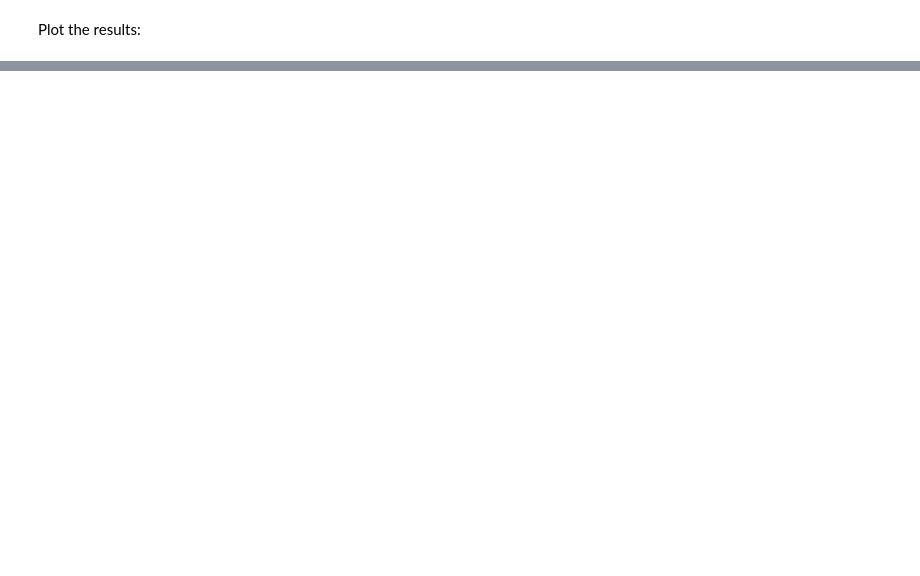
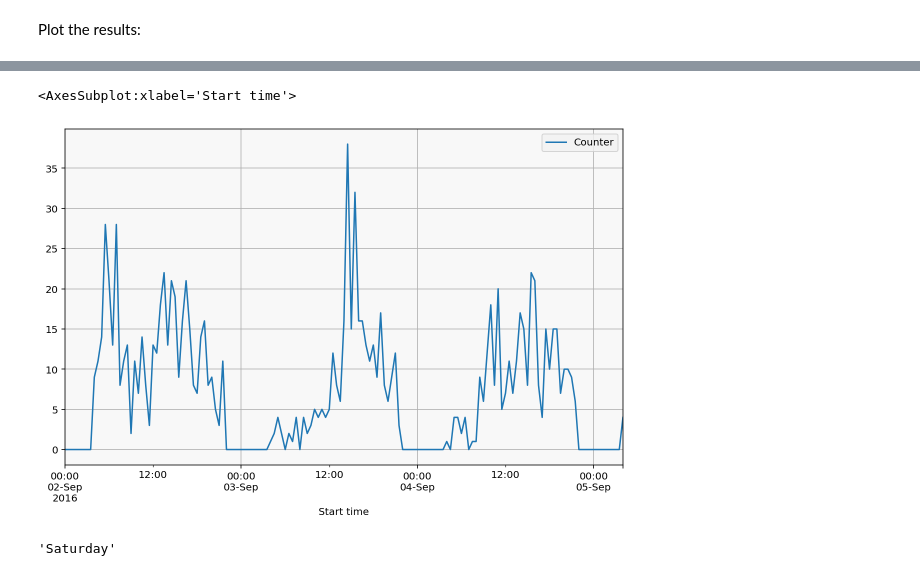
Before and after one commit to UiO-IN3110/UiO-IN3110.github.io, a Jupyter notebook: lectures/10-pandas/Pandas.ipynb, the cells around one changed output, grey strips where cells are left out. Saved outputs shown, nothing was run; the diff lists cells and outputs as text; code cells hidden in the pictures; blank space fills up the shorter version.

```diff
--- a/lectures/10-pandas/Pandas.ipynb
+++ b/lectures/10-pandas/Pandas.ipynb
@@ -1065,5 +1132,7 @@ stations.loc[busy_station.index]
 # %% [markdown]
 Filter out all trips starting from the bussiest station
 # %%
-ak_plass_stats = merged_bike_stats[merged_bike_stats["Start station"] == busy_station.index[0]]
+ak_plass_stats = merged_bike_stats[
+    merged_bike_stats["Start station"] == busy_station.index[0]
+]
 ak_plass_stats.head()
@@ -1070,6 +1146,5 @@ ak_plass_stats.head()
 # %% [markdown]
 Plot the results:
 # %%
-resampled_trips = pd.DataFrame({"Counter": 1},
-                                index=ak_plass_stats["Start time"])
+resampled_trips = pd.DataFrame({"Counter": 1}, index=ak_plass_stats["Start time"])
 resampled_trips.head()
@@ -1079,2 +1171,9 @@ resampled_trips.head()
 # %%
-resampled_trips.loc["2016-09-01 04:00:00":"2016-09-03 04:00:00"].plot(y=['Counter'])
+resampled_trips.loc["2016-09-02 00:00:00":"2016-09-05 04:00:00"].plot(y=["Counter"])
+# %% [output]
+<AxesSubplot:xlabel='Start time'>
+[figure, added]
+# %%
+pd.to_datetime("2016-09-03").day_name()
+# %% [output]
+'Saturday'
```
Also changed, not shown: parts of 107 cells of this notebook, 1 other file.
